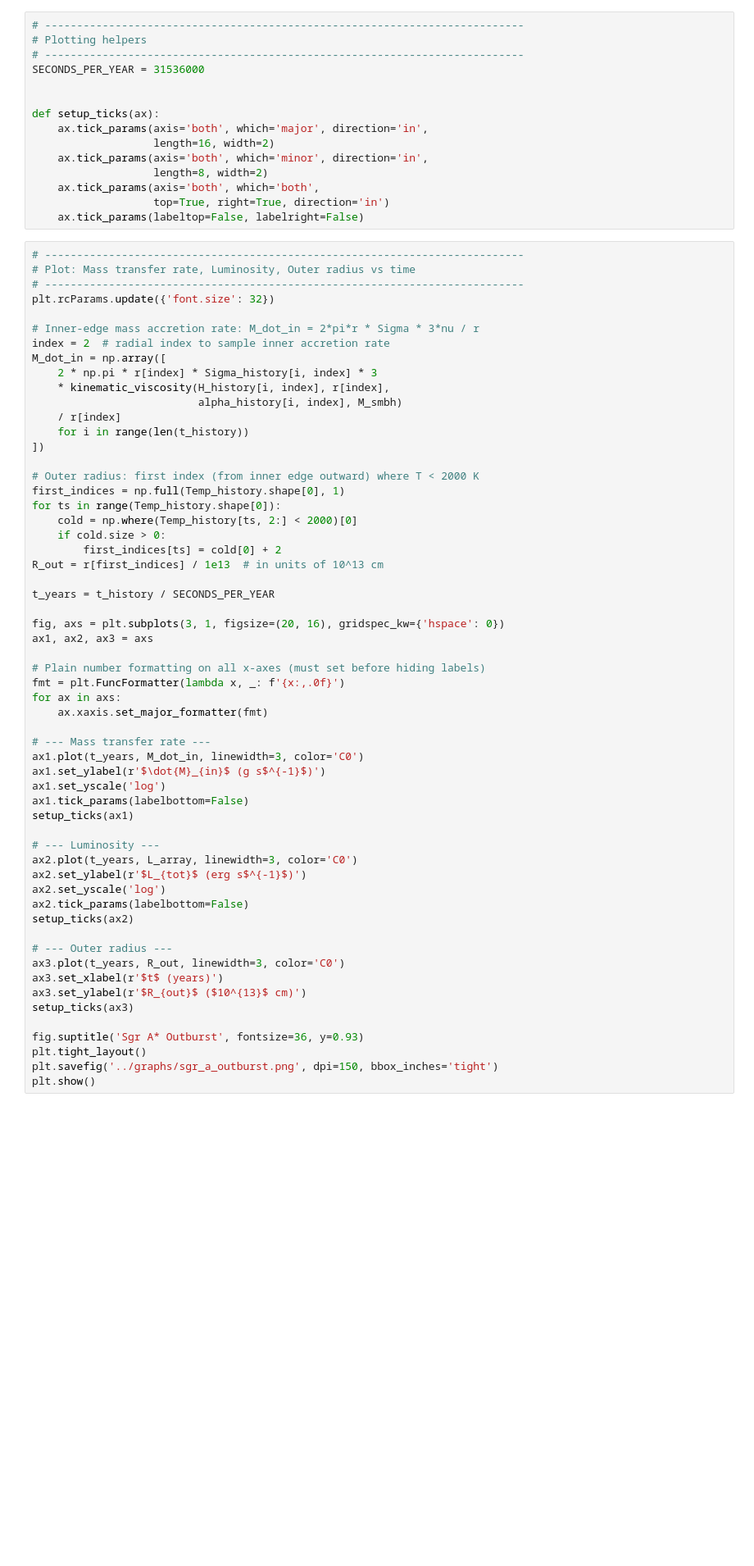
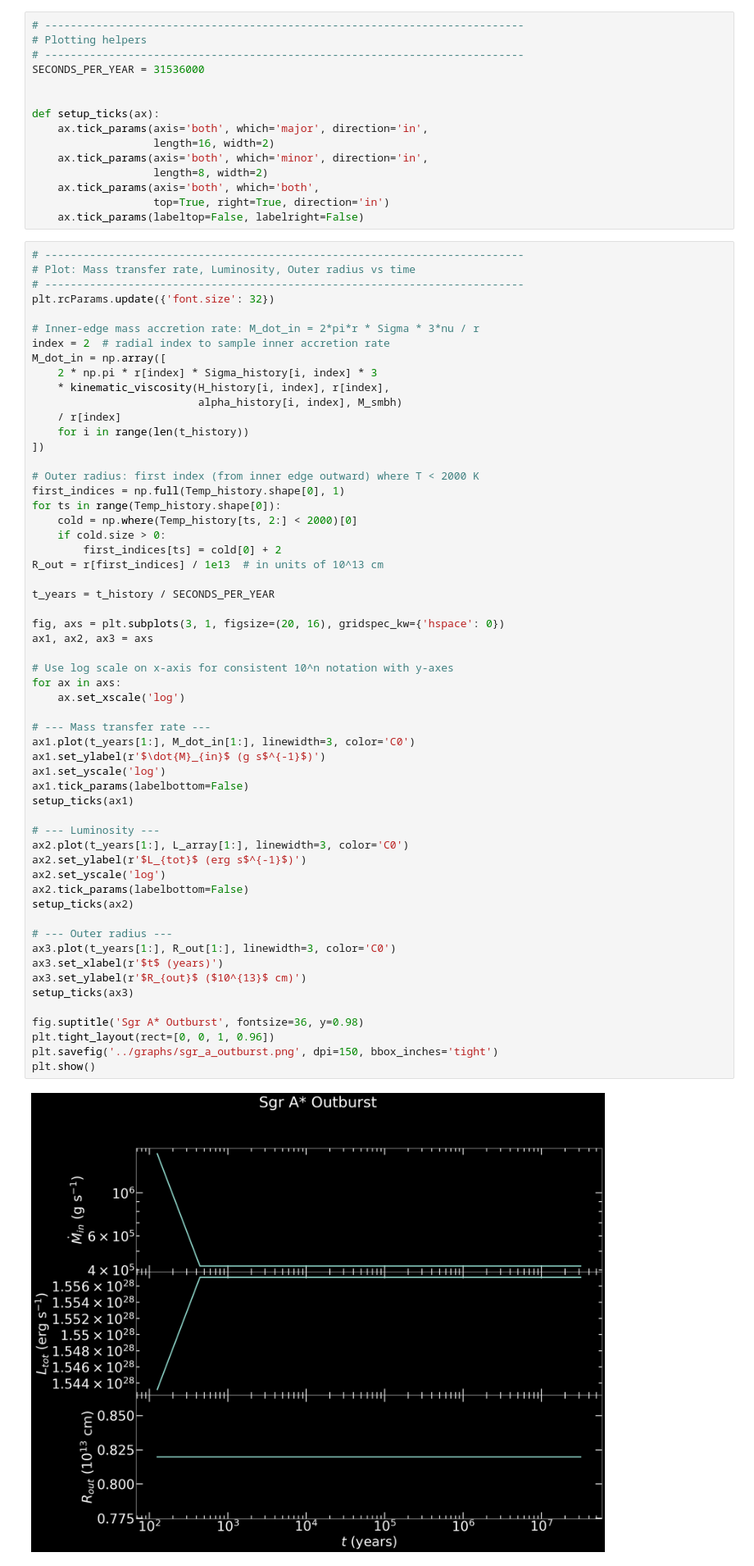
Before and after one commit to TisJez/blackhole, a Jupyter notebook: src/notebooks/sgr_a_outburst_plots.ipynb, the cells around one changed output. Shown at 82% size. Drawn from its saved outputs; the diff is of its cells as text; blank space fills up the shorter version.

```diff
--- a/src/notebooks/sgr_a_outburst_plots.ipynb
+++ b/src/notebooks/sgr_a_outburst_plots.ipynb
@@ -118,38 +123,39 @@ for ts in range(Temp_history.shape[0]):
     if cold.size > 0:
         first_indices[ts] = cold[0] + 2
 R_out = r[first_indices] / 1e13  # in units of 10^13 cm
 
 t_years = t_history / SECONDS_PER_YEAR
 
 fig, axs = plt.subplots(3, 1, figsize=(20, 16), gridspec_kw={'hspace': 0})
 ax1, ax2, ax3 = axs
 
-# Plain number formatting on all x-axes (must set before hiding labels)
-fmt = plt.FuncFormatter(lambda x, _: f'{x:,.0f}')
+# Use log scale on x-axis for consistent 10^n notation with y-axes
 for ax in axs:
-    ax.xaxis.set_major_formatter(fmt)
+    ax.set_xscale('log')
 
 # --- Mass transfer rate ---
-ax1.plot(t_years, M_dot_in, linewidth=3, color='C0')
+ax1.plot(t_years[1:], M_dot_in[1:], linewidth=3, color='C0')
 ax1.set_ylabel(r'$\dot{M}_{in}$ (g s$^{-1}$)')
 ax1.set_yscale('log')
 ax1.tick_params(labelbottom=False)
 setup_ticks(ax1)
 
 # --- Luminosity ---
-ax2.plot(t_years, L_array, linewidth=3, color='C0')
+ax2.plot(t_years[1:], L_array[1:], linewidth=3, color='C0')
 ax2.set_ylabel(r'$L_{tot}$ (erg s$^{-1}$)')
 ax2.set_yscale('log')
 ax2.tick_params(labelbottom=False)
 setup_ticks(ax2)
 
 # --- Outer radius ---
-ax3.plot(t_years, R_out, linewidth=3, color='C0')
+ax3.plot(t_years[1:], R_out[1:], linewidth=3, color='C0')
 ax3.set_xlabel(r'$t$ (years)')
 ax3.set_ylabel(r'$R_{out}$ ($10^{13}$ cm)')
 setup_ticks(ax3)
 
-fig.suptitle('Sgr A* Outburst', fontsize=36, y=0.93)
-plt.tight_layout()
+fig.suptitle('Sgr A* Outburst', fontsize=36, y=0.98)
+plt.tight_layout(rect=[0, 0, 1, 0.96])
 plt.savefig('../graphs/sgr_a_outburst.png', dpi=150, bbox_inches='tight')
 plt.show()
+# %% [output]
+[figure, added]
```
Also changed, not shown: parts of 2 cells of this notebook, 40 other files.
